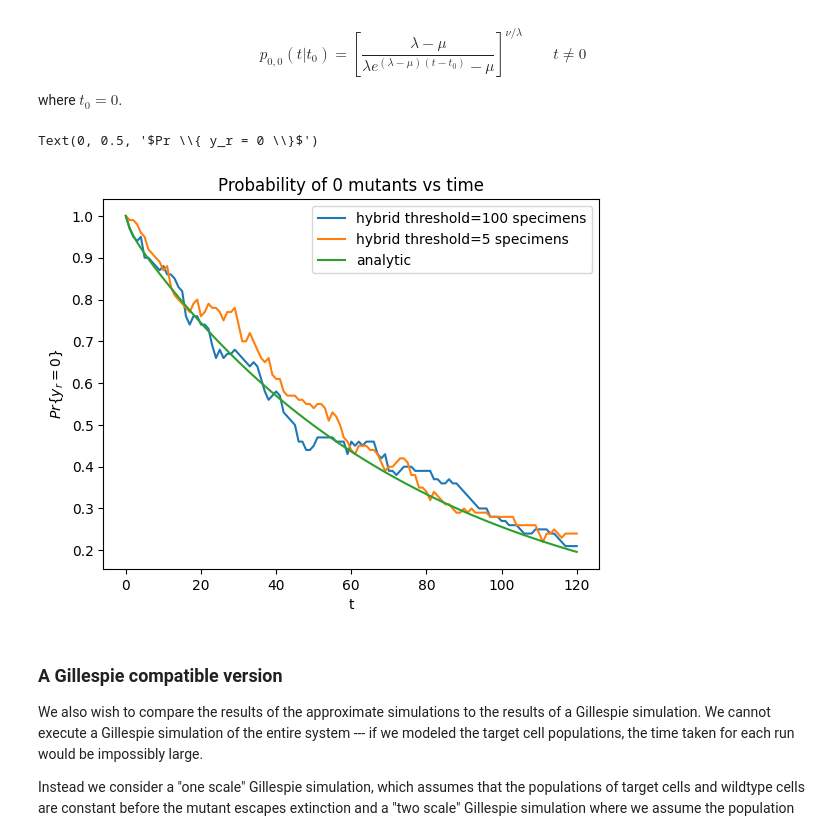
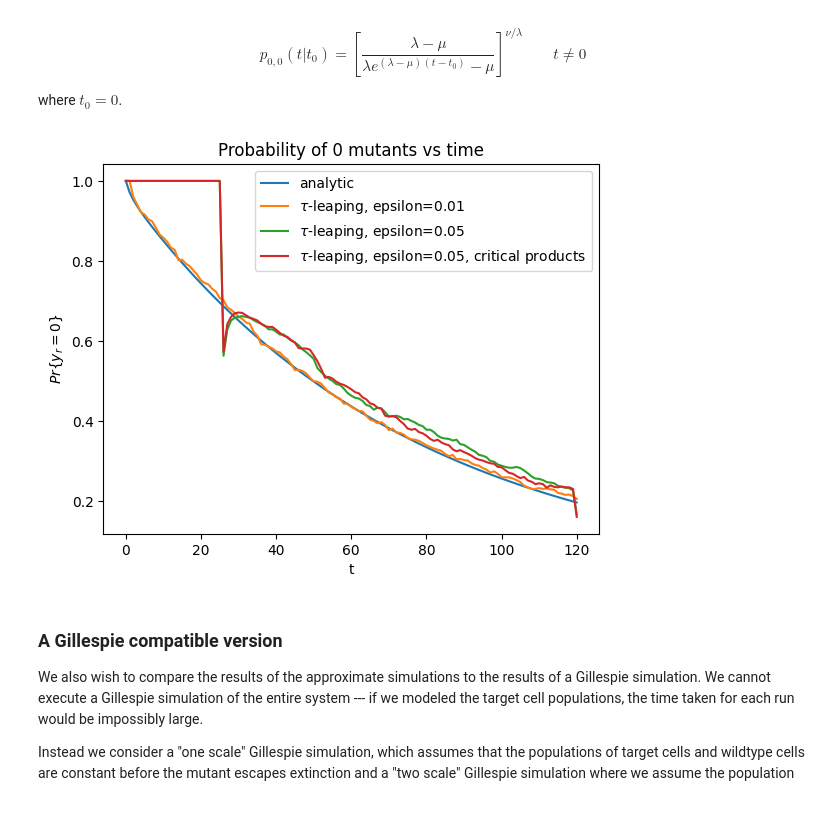
Before and after one commit to tanderson11/hybrid, a Jupyter notebook: virusdynamics.ipynb, the cells around one changed output. Cells and saved outputs as stored; diff of their text form; code cells hidden in the pictures.

```diff
--- a/virusdynamics.ipynb
+++ b/virusdynamics.ipynb
@@ -707,6 +712,15 @@ s2 = TauLeapSimulator(
     m.kinetic_order(),
     epsilon=0.05
 )
+
+s3 = TauLeapSimulator(
+    m.get_k(parameters=params, jit=True),
+    m.stoichiometry(),
+    m.kinetic_order(),
+    epsilon=0.05,
+    #species_creation_is_critical=True,
+    only_reactants_critical=False,
+)
 # %% [output]
 Evaluating expression: d => 0.05
 Evaluating expression: l => 10000000000.0
@@ -727,6 +744,7 @@ Evaluating expression: eta => 60000.0
 # %%
+#%%flame
 tau_df = pd.DataFrame()
-for i in range(100):
+for i in range(1000):
     result = s.simulate([0.0, 120.0], initial, np.random.default_rng(), t_eval=t_eval)
     y_r = result.y_history[m.legend().index('y_r')]
     r = pd.Series(data=y_r, index=result.t_history)
@@ -755,6 +761,6 @@ ending probably
 # %%
 tau_df2 = pd.DataFrame()
-for i in range(100):
+for i in range(1000):
     result = s2.simulate([0.0, 120.0], initial, np.random.default_rng(), t_eval=t_eval)
     y_r = result.y_history[m.legend().index('y_r')]
     r = pd.Series(data=y_r, index=result.t_history)
@@ -767,3 +771,13 @@ KeyError: '[120.0] not in index'
+# %%
+tau_df3 = pd.DataFrame()
+for i in range(1000):
+    result = s3.simulate([0.0, 120.0], initial, np.random.default_rng(), t_eval=t_eval)
+    y_r = result.y_history[m.legend().index('y_r')]
+    r = pd.Series(data=y_r, index=result.t_history)
+    r = r[t_eval]
+    assert(len(r) == len(t_eval))
+    r.name = f'_r{i}'
+    tau_df3 = pd.concat([tau_df3, r], axis=1)
 # %%
 result.status_counter
 # %% [output]
@@ -818,36 +834,41 @@ def p00_karlin(t, mu, l, beta):
     return np.exp(log_p00)
 # %%
 do_two = True
-do_tau = False
-do_hybrid = True
+do_three = True
+do_tau = True
+do_hybrid = False
 data = {}
+
+probability_g = p00_giorno(t_eval, p.mutant_infection_rate_at_eq(), p.a, p.mutant_generation_rate())
+data['analytic'] = probability_g
 
 if do_hybrid:
     hybrid_fraction = ((hybrid_df == 0).sum(axis=1) / len(hybrid_df.columns))
     data[hybrid_labels[0]] = hybrid_fraction
     if do_two:
         hybrid_fraction2 = ((hybrid_df2 == 0).sum(axis=1) / len(hybrid_df2.columns))
         data[hybrid_labels[1]] = hybrid_fraction2
 
 if do_tau:
     tau_fraction = ((tau_df == 0).sum(axis=1) / len(tau_df.columns))
-    data['tau epsilon=0.01'] = tau_fraction
+    data['$\\tau$-leaping, epsilon=0.01'] = tau_fraction
 
     if do_two:
         tau_fraction2 = ((tau_df2 == 0).sum(axis=1) / len(tau_df2.columns))
-        data['tau epsilon=0.05'] = tau_fraction2
+        data['$\\tau$-leaping, epsilon=0.05'] = tau_fraction2
 
-probability_g = p00_giorno(t_eval, p.mutant_infection_rate_at_eq(), p.a, p.mutant_generation_rate())
-data['analytic'] = probability_g
+    if do_three:
+        tau_fraction3 = ((tau_df3 == 0).sum(axis=1) / len(tau_df3.columns))
+        data['$\\tau$-leaping, epsilon=0.05, critical products'] = tau_fraction3
 
 
 ax = pd.DataFrame(data=data).plot()
 ax.set_title('Probability of 0 mutants vs time')
 ax.set_xlabel('t')
 ax.set_ylabel('$Pr \{ y_r = 0 \}$')
+plt.savefig('mutantprobability.png', dpi=300)
 # %% [output]
-Text(0, 0.5, '$Pr \\{ y_r = 0 \\}$')
-[figure, old version]
+[figure, new version]
 # %% [markdown]
 ### A Gillespie compatible version
 
```
Also changed, not shown: parts of 17 cells of this notebook, 25 other files.
